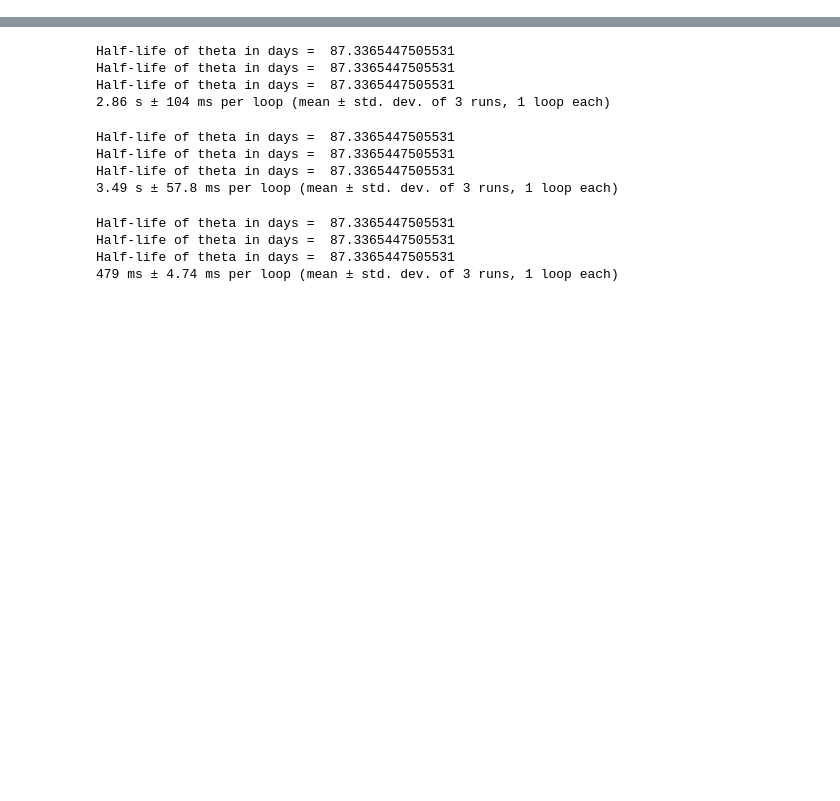
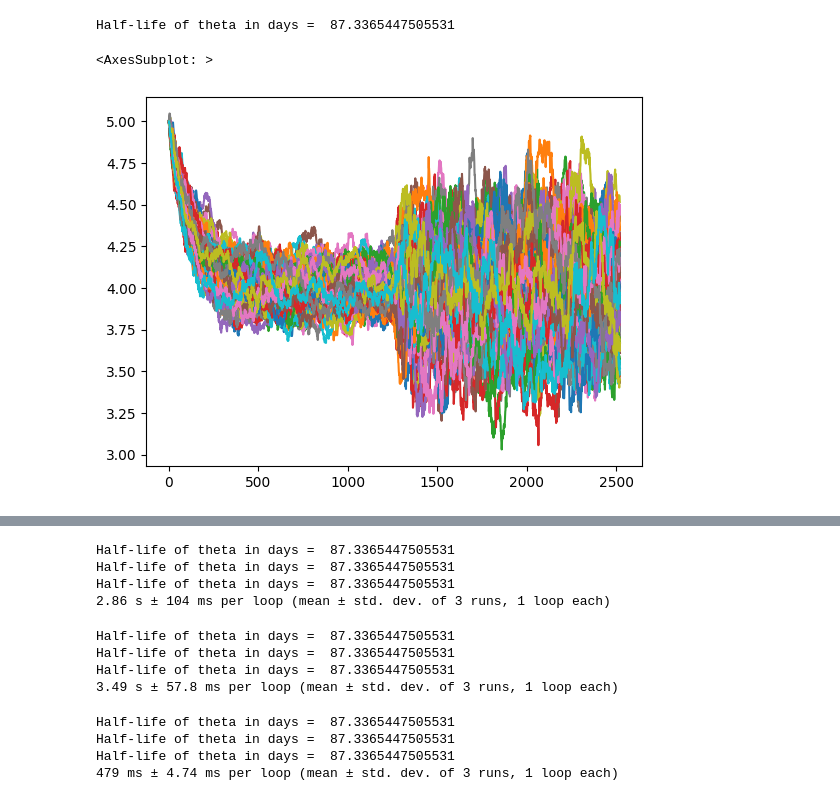
Before and after one commit to bbcho/risktools-dev, a Jupyter notebook: notebooks/c-code.ipynb, the cells around one changed output, grey strips where cells are left out. Drawn from its saved outputs; the diff is of its cells as text; code cells hidden in the pictures; blank space fills up the shorter version.

```diff
--- a/notebooks/c-code.ipynb
+++ b/notebooks/c-code.ipynb
@@ -9,3 +9,14 @@ from time import time
 # %%
 T = 10
 sims = 10000
+dt = 1/252
+# %%
+sigma = np.ones((int(T/dt), sims)) * 0.2
+# %%
+sigma[int(T/dt/2):,:] = 0.5
+# %%
+rt.simOU(sigma=sigma, log_price=False, sims=sims, T=T, dt=dt, c=False).iloc[:,:100].plot(legend=False)
+# %% [output]
+Half-life of theta in days =  87.3365447505531
+<AxesSubplot: >
+[figure, added]
```
Also changed, not shown: parts of 2 cells of this notebook, 5 other files.
